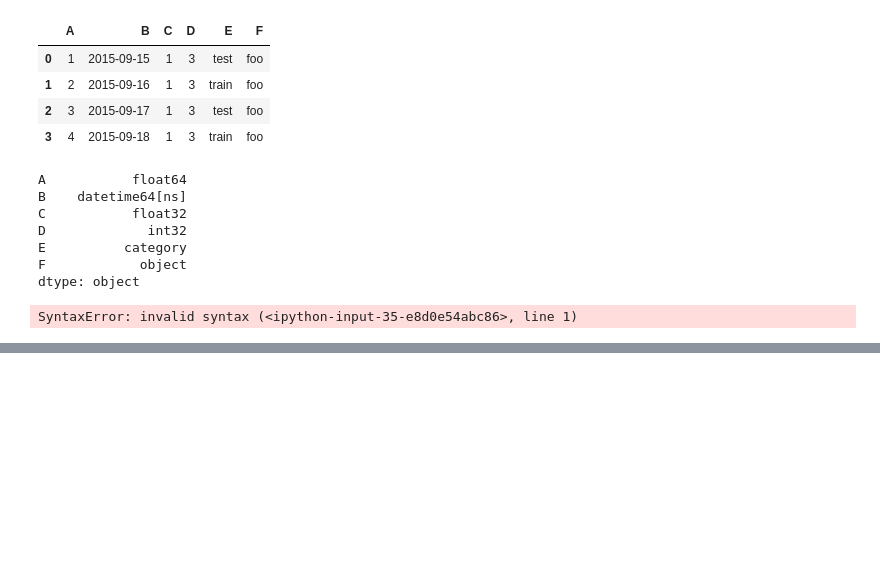
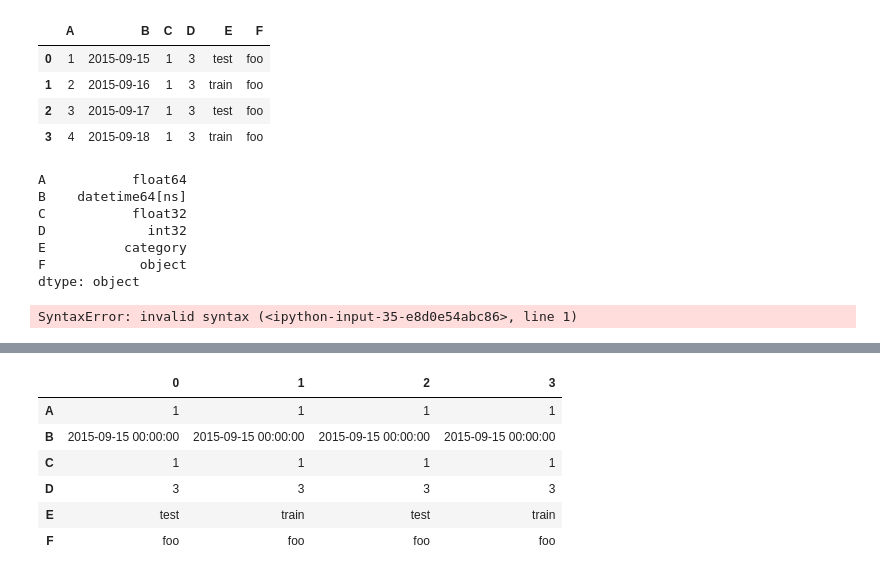
Before and after one commit to SByeol/data_science, a Jupyter notebook: HW1_pandas.ipynb, the cells around one changed output, grey strips where cells are left out. Drawn from its saved outputs; the diff is of its cells as text; code cells hidden in the pictures; blank space fills up the shorter version.

```diff
--- a/HW1_pandas.ipynb
+++ b/HW1_pandas.ipynb
@@ -119,0 +219,10 @@ SyntaxError: invalid syntax (<ipython-input-35-e8d0e54abc86>, line 1)
+# %%
+df2.T
+# %% [output]
+|  | 0 | 1 | 2 | 3 |
+| A | 1 | 1 | 1 | 1 |
+| B | 2015-09-15 00:00:00 | 2015-09-15 00:00:00 | 2015-09-15 00:00:00 | 2015-09-15 00:00:00 |
+| C | 1 | 1 | 1 | 1 |
+| D | 3 | 3 | 3 | 3 |
+| E | test | train | test | train |
+| F | foo | foo | foo | foo |
```
Also changed, not shown: parts of 19 cells of this notebook.
